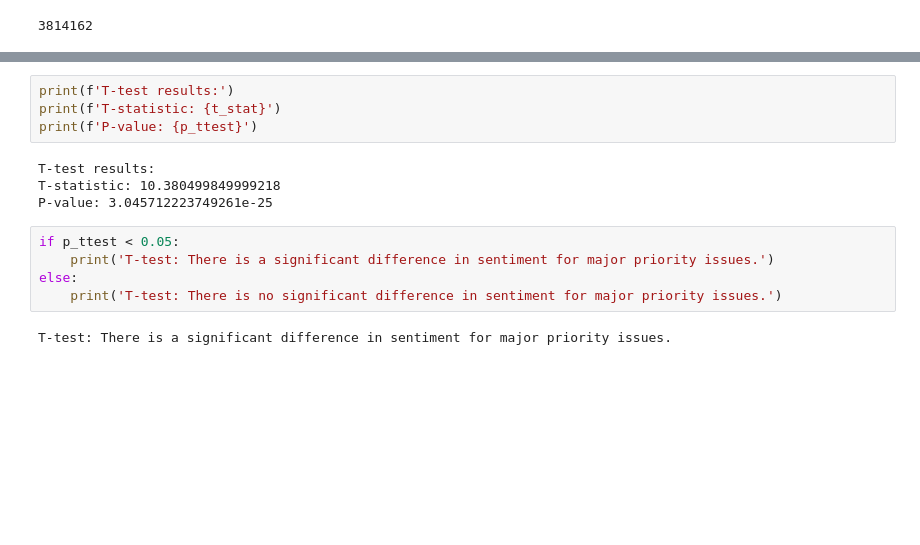
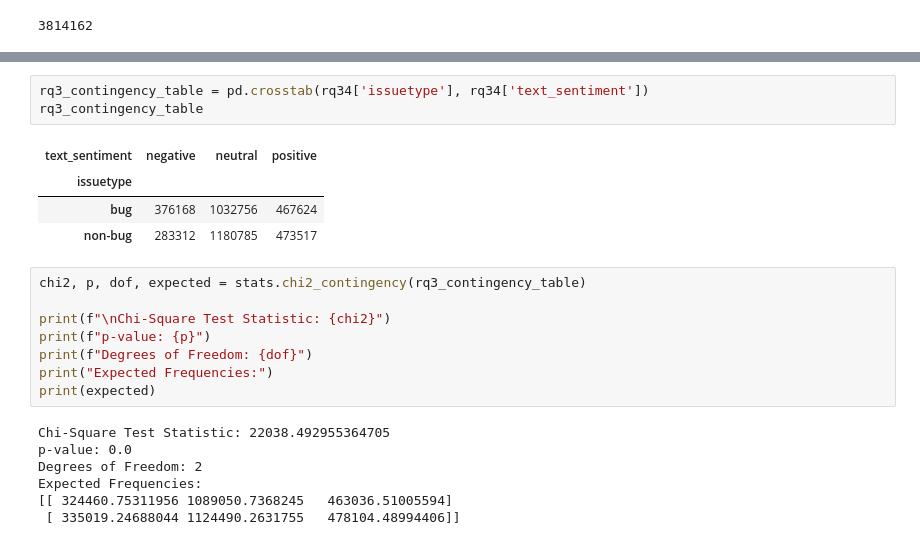
Before and after one commit to raianmr/seBERT, a Jupyter notebook: notebooks/RQs.ipynb, the cells around one changed output, grey strips where cells are left out. Drawn from its saved outputs; the diff is of its cells as text; blank space fills up the shorter version.

```diff
--- a/notebooks/RQs.ipynb
+++ b/notebooks/RQs.ipynb
@@ -87,15 +116,23 @@ Chi-squared test: There is a significant difference in negative sentiment for ma
-# %%
-print(f'T-test results:')
-print(f'T-statistic: {t_stat}')
-print(f'P-value: {p_ttest}')
-# %% [output]
-T-test results:
-T-statistic: 10.380499849999218
-P-value: 3.045712223749261e-25
-# %%
-if p_ttest < 0.05:
-    print('T-test: There is a significant difference in sentiment for major priority issues.')
-else:
-    print('T-test: There is no significant difference in sentiment for major priority issues.')
-# %% [output]
-T-test: There is a significant difference in sentiment for major priority issues.
+# %%
+rq3_contingency_table = pd.crosstab(rq34['issuetype'], rq34['text_sentiment'])
+rq3_contingency_table
+# %% [output]
+| text_sentiment | negative | neutral | positive |
+| issuetype |  |  |  |
+| bug | 376168 | 1032756 | 467624 |
+| non-bug | 283312 | 1180785 | 473517 |
+# %%
+chi2, p, dof, expected = stats.chi2_contingency(rq3_contingency_table)
+
+print(f"\nChi-Square Test Statistic: {chi2}")
+print(f"p-value: {p}")
+print(f"Degrees of Freedom: {dof}")
+print("Expected Frequencies:")
+print(expected)
+# %% [output]
+Chi-Square Test Statistic: 22038.492955364705
+p-value: 0.0
+Degrees of Freedom: 2
+Expected Frequencies:
+[[ 324460.75311956 1089050.7368245   463036.51005594]
+ [ 335019.24688044 1124490.2631755   478104.48994406]]
```
Also changed, not shown: parts of 17 cells of this notebook.
